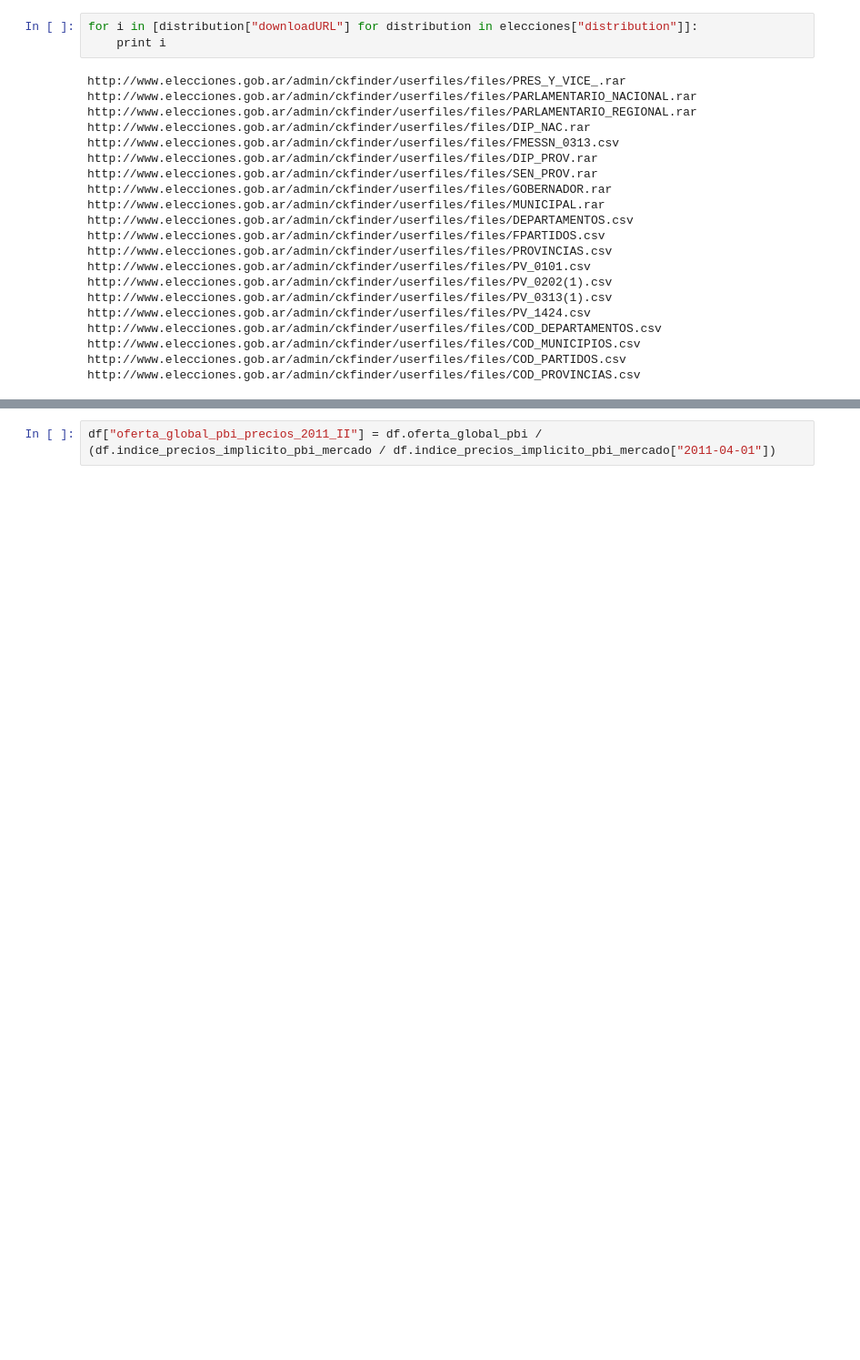
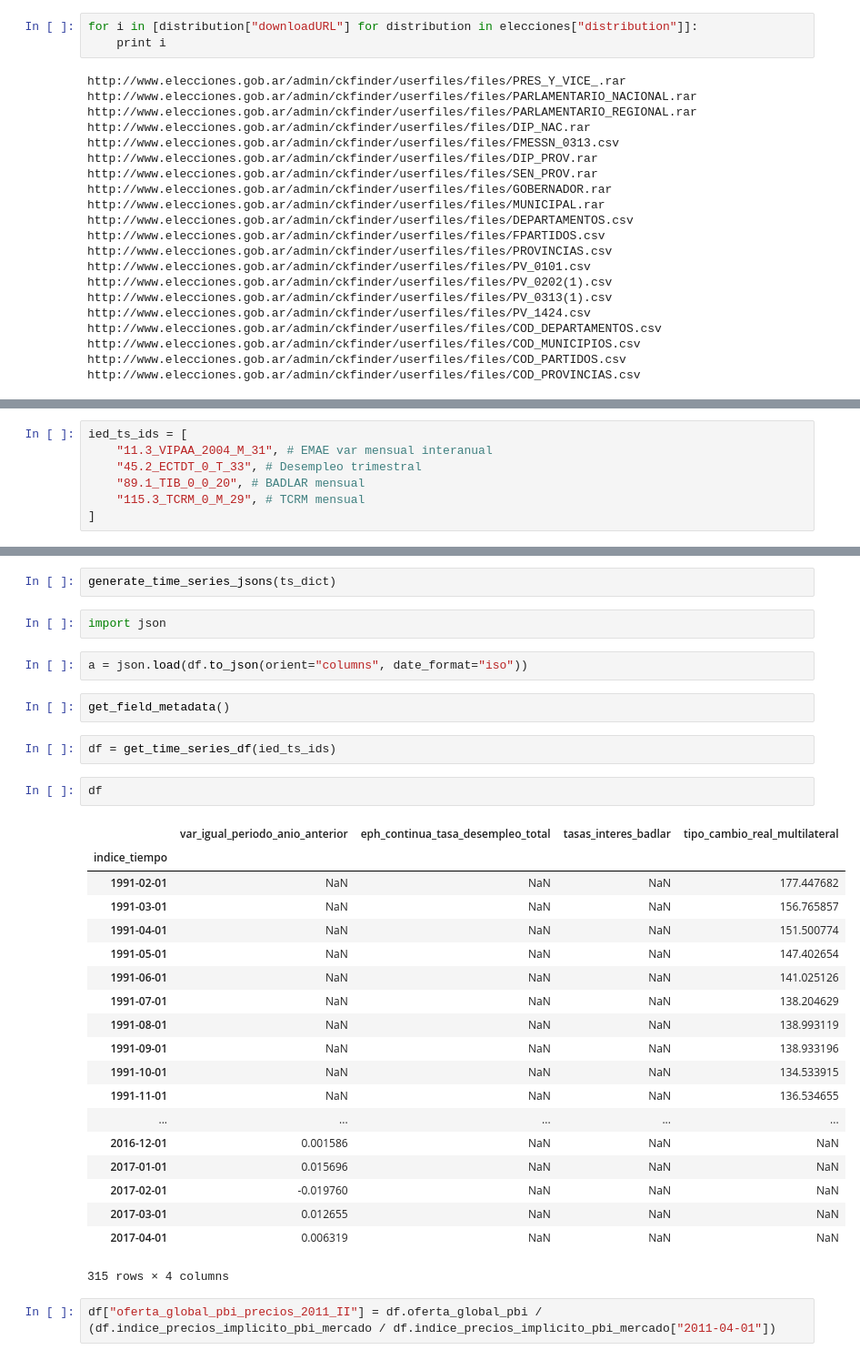
Before and after one commit to datosgobar/series-tiempo-ar-scraping, a Jupyter notebook: catalogo/codigo/etl_sspm.ipynb, the cells around one changed output, grey strips where cells are left out. Shown: that part at 91% size. Drawn from its saved outputs; the diff is of its cells as text; blank space fills up the shorter version.

```diff
--- a/catalogo/codigo/etl_sspm.ipynb
+++ b/catalogo/codigo/etl_sspm.ipynb
@@ -340,0 +515,7 @@ df = get_time_series_df([
+# %%
+ied_ts_ids = [
+    "11.3_VIPAA_2004_M_31", # EMAE var mensual interanual
+    "45.2_ECTDT_0_T_33", # Desempleo trimestral
+    "89.1_TIB_0_0_20", # BADLAR mensual
+    "115.3_TCRM_0_M_29", # TCRM mensual
+]
@@ -341,3 +573,35 @@ df = get_time_series_df([
+# %%
+generate_time_series_jsons(ts_dict)
+# %%
+import json
+# %%
+a = json.load(df.to_json(orient="columns", date_format="iso"))
+# %%
+get_field_metadata()
+# %%
+df = get_time_series_df(ied_ts_ids)
+# %%
+df
+# %% [output]
+|  | var_igual_periodo_anio_anterior | eph_continua_tasa_desempleo_total | tasas_interes_badlar | tipo_cambio_real_multilateral |
+| indice_tiempo |  |  |  |  |
+| 1991-02-01 | NaN | NaN | NaN | 177.447682 |
+| 1991-03-01 | NaN | NaN | NaN | 156.765857 |
+| 1991-04-01 | NaN | NaN | NaN | 151.500774 |
+| 1991-05-01 | NaN | NaN | NaN | 147.402654 |
+| 1991-06-01 | NaN | NaN | NaN | 141.025126 |
+| 1991-07-01 | NaN | NaN | NaN | 138.204629 |
+| 1991-08-01 | NaN | NaN | NaN | 138.993119 |
+| 1991-09-01 | NaN | NaN | NaN | 138.933196 |
+| 1991-10-01 | NaN | NaN | NaN | 134.533915 |
+| 1991-11-01 | NaN | NaN | NaN | 136.534655 |
+| ... | ... | ... | ... | ... |
+| 2016-12-01 | 0.001586 | NaN | NaN | NaN |
+| 2017-01-01 | 0.015696 | NaN | NaN | NaN |
+| 2017-02-01 | -0.019760 | NaN | NaN | NaN |
+| 2017-03-01 | 0.012655 | NaN | NaN | NaN |
+| 2017-04-01 | 0.006319 | NaN | NaN | NaN |
+315 rows × 4 columns
 # %%
 df["oferta_global_pbi_precios_2011_II"] = df.oferta_global_pbi / (df.indice_precios_implicito_pbi_mercado / df.indice_precios_implicito_pbi_mercado["2011-04-01"])
 # %%
```
Also changed, not shown: parts of 32 cells of this notebook, 3 other files.
